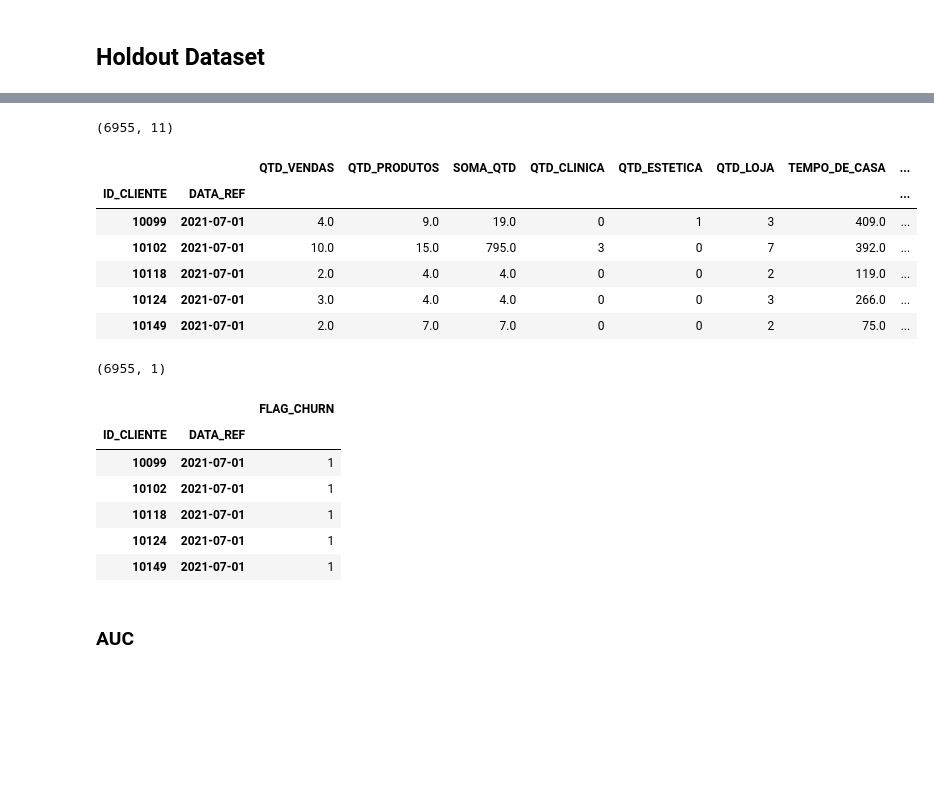
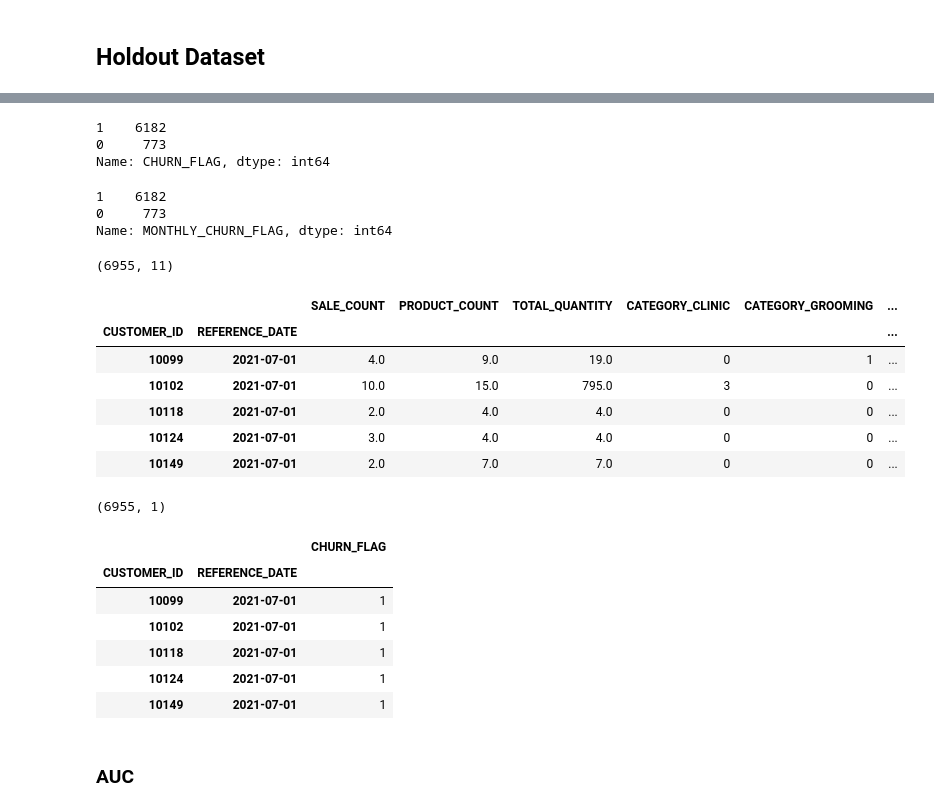
Before and after one commit to Joa1Camargo/online-petshop-data-analysis, a Jupyter notebook: notebooks/03.churn_recommendation.ipynb, the cells around one changed output, grey strips where cells are left out. Saved outputs shown, nothing was run; the diff lists cells and outputs as text; code cells hidden in the pictures; blank space fills up the shorter version.

```diff
--- a/notebooks/03.churn_recommendation.ipynb
+++ b/notebooks/03.churn_recommendation.ipynb
@@ -538,0 +530,3 @@ Index(['ID_CLIENTE', 'QTD_VENDAS', 'QTD_PRODUTOS', 'SOMA_QTD', 'QTD_CLINICA',
+# %%
+modeling_columns = modeling_data_all.columns
+print(modeling_columns)
@@ -951,0 +901,5 @@ Name: FLAG_CHURN_MES, dtype: int64
+# %%
+holdout_reference_month = '202107'
+# %%
+holdout_data = build_modeling_dataset(holdout_reference_month)[modeling_columns].set_index(['CUSTOMER_ID', 'REFERENCE_DATE'])
+holdout_data.head()
@@ -951,0 +927,4 @@ Name: FLAG_CHURN_MES, dtype: int64
+# %%
+holdout_data = holdout_data[holdout_data['RECENCY_DAYS'] >= 60]
+print(holdout_data.shape)
+holdout_data.head()
@@ -952,29 +940,41 @@ Name: FLAG_CHURN_MES, dtype: int64
+# %%
+holdout_data.CHURN_FLAG.value_counts()
+# %% [output]
+1    6182
+0     773
+Name: CHURN_FLAG, dtype: int64
+# %%
+holdout_data.MONTHLY_CHURN_FLAG.value_counts()
+# %% [output]
+1    6182
+0     773
+Name: MONTHLY_CHURN_FLAG, dtype: int64
 # %%
-X_holdout = df_holdout.drop(['FLAG_CHURN', 'FLAG_CHURN_MES'], axis=1)
-print(X_holdout.shape)
-X_holdout.head()
+features_holdout = holdout_data.drop(['CHURN_FLAG', 'MONTHLY_CHURN_FLAG'], axis=1)
+print(features_holdout.shape)
+features_holdout.head()
 # %% [output]
 (6955, 11)
-|  |  | QTD_VENDAS | QTD_PRODUTOS | SOMA_QTD | QTD_CLINICA | QTD_ESTETICA | QTD_LOJA | TEMPO_DE_CASA | ... |
-| ID_CLIENTE | DATA_REF |  |  |  |  |  |  |  | ... |
-| 10099 | 2021-07-01 | 4.0 | 9.0 | 19.0 | 0 | 1 | 3 | 409.0 | ... |
-| 10102 | 2021-07-01 | 10.0 | 15.0 | 795.0 | 3 | 0 | 7 | 392.0 | ... |
-| 10118 | 2021-07-01 | 2.0 | 4.0 | 4.0 | 0 | 0 | 2 | 119.0 | ... |
-| 10124 | 2021-07-01 | 3.0 | 4.0 | 4.0 | 0 | 0 | 3 | 266.0 | ... |
-| 10149 | 2021-07-01 | 2.0 | 7.0 | 7.0 | 0 | 0 | 2 | 75.0 | ... |
+|  |  | SALE_COUNT | PRODUCT_COUNT | TOTAL_QUANTITY | CATEGORY_CLINIC | CATEGORY_GROOMING | ... |
+| CUSTOMER_ID | REFERENCE_DATE |  |  |  |  |  | ... |
+| 10099 | 2021-07-01 | 4.0 | 9.0 | 19.0 | 0 | 1 | ... |
+| 10102 | 2021-07-01 | 10.0 | 15.0 | 795.0 | 3 | 0 | ... |
+| 10118 | 2021-07-01 | 2.0 | 4.0 | 4.0 | 0 | 0 | ... |
+| 10124 | 2021-07-01 | 3.0 | 4.0 | 4.0 | 0 | 0 | ... |
+| 10149 | 2021-07-01 | 2.0 | 7.0 | 7.0 | 0 | 0 | ... |
-# %%
-y_holdout = df_holdout[['FLAG_CHURN']]
-print(y_holdout.shape)
-y_holdout.head()
-# %% [output]
-(6955, 1)
-|  |  | FLAG_CHURN |
-| ID_CLIENTE | DATA_REF |  |
-| 10099 | 2021-07-01 | 1 |
-| 10102 | 2021-07-01 | 1 |
-| 10118 | 2021-07-01 | 1 |
-| 10124 | 2021-07-01 | 1 |
-| 10149 | 2021-07-01 | 1 |
+# %%
+labels_holdout = holdout_data[['CHURN_FLAG']]
+print(labels_holdout.shape)
+labels_holdout.head()
+# %% [output]
+(6955, 1)
+|  |  | CHURN_FLAG |
+| CUSTOMER_ID | REFERENCE_DATE |  |
+| 10099 | 2021-07-01 | 1 |
+| 10102 | 2021-07-01 | 1 |
+| 10118 | 2021-07-01 | 1 |
+| 10124 | 2021-07-01 | 1 |
+| 10149 | 2021-07-01 | 1 |
 # %% [markdown]
 ### AUC
 # %%
```
Also changed, not shown: parts of 77 cells of this notebook, 1 other file.
